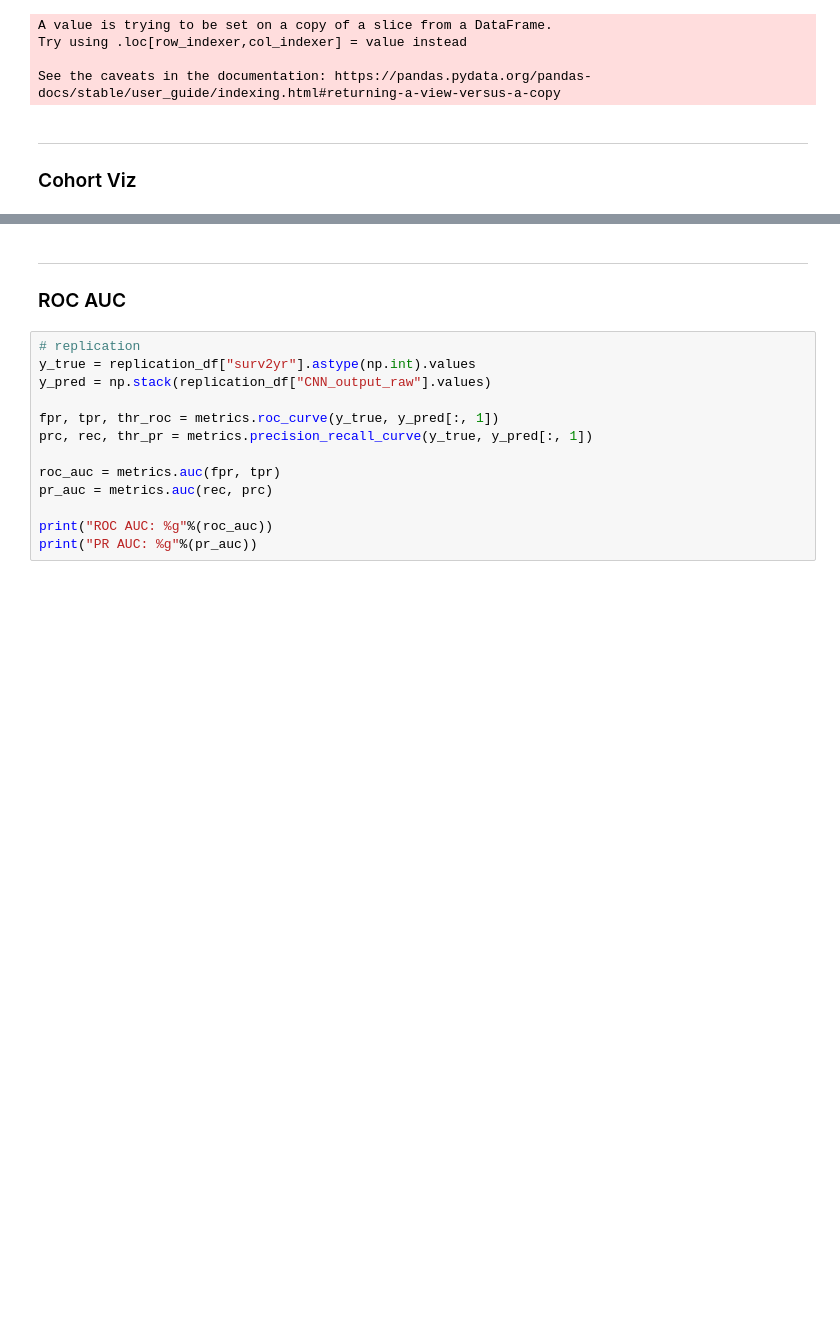
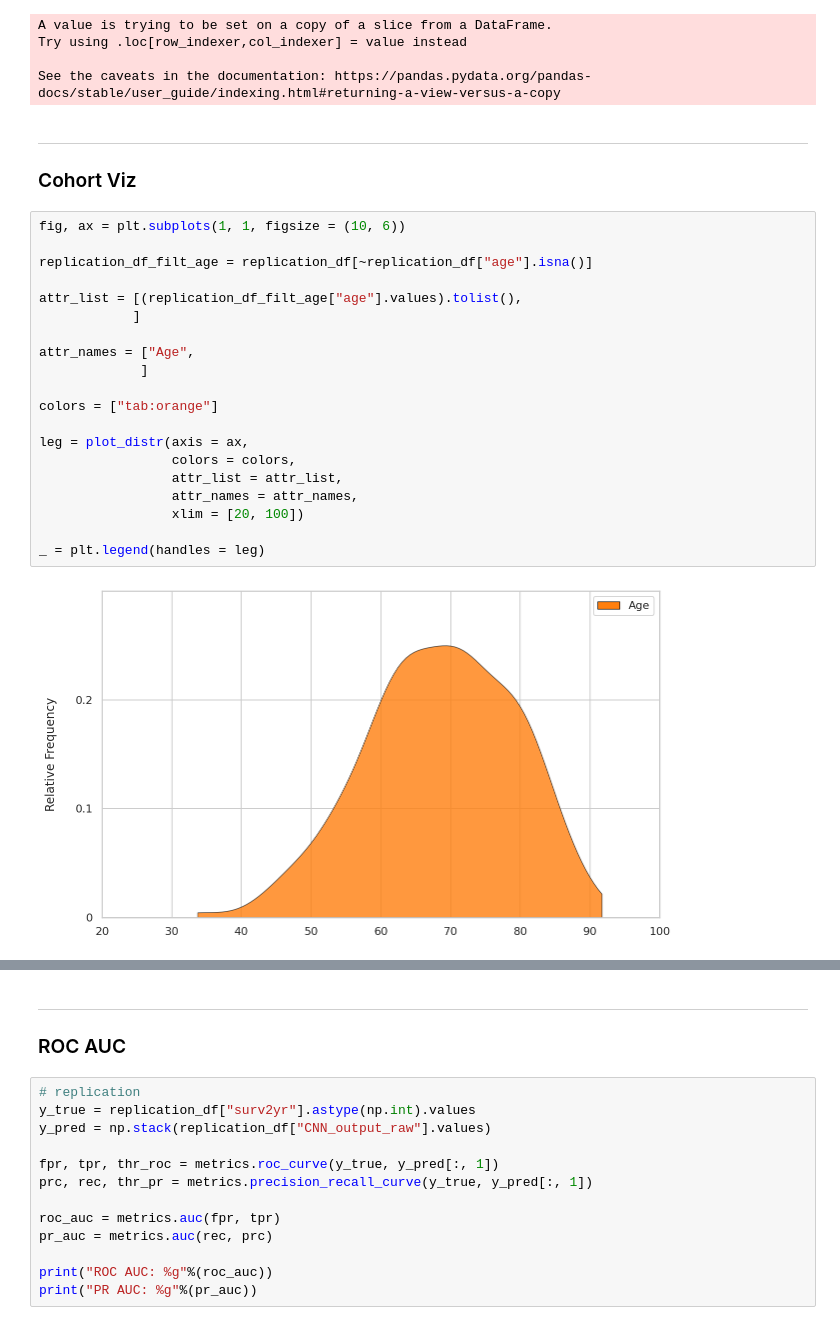
Before and after one commit to afshinmessiah/gcp-ai-lung1-deep-prognosis, a Jupyter notebook: src/result_viz.ipynb, the cells around one changed output, grey strips where cells are left out. Saved outputs shown, nothing was run; the diff lists cells and outputs as text; blank space fills up the shorter version.

```diff
--- a/src/result_viz.ipynb
+++ b/src/result_viz.ipynb
@@ -159,3 +166,25 @@ See the caveats in the documentation: https://pandas.pydata.org/pandas-docs/stab
 ---
 
 ### Cohort Viz
+# %%
+fig, ax = plt.subplots(1, 1, figsize = (10, 6))
+
+replication_df_filt_age = replication_df[~replication_df["age"].isna()]
+
+attr_list = [(replication_df_filt_age["age"].values).tolist(),
+            ]
+
+attr_names = ["Age",
+             ]
+
+colors = ["tab:orange"]
+
+leg = plot_distr(axis = ax,
+                 colors = colors,
+                 attr_list = attr_list,
+                 attr_names = attr_names,
+                 xlim = [20, 100])
+
+_ = plt.legend(handles = leg)
+# %% [output]
+[figure, added]
```
Also changed, not shown: parts of 16 cells of this notebook, 2 other files.
